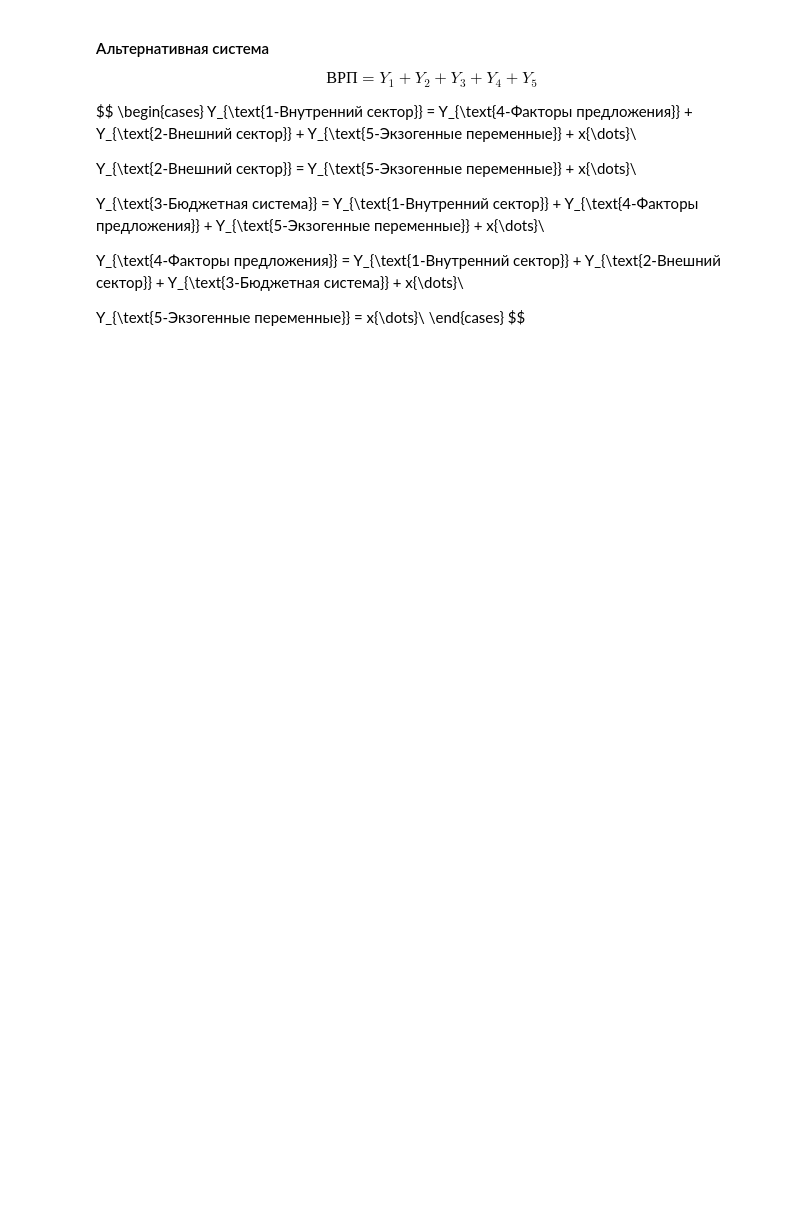
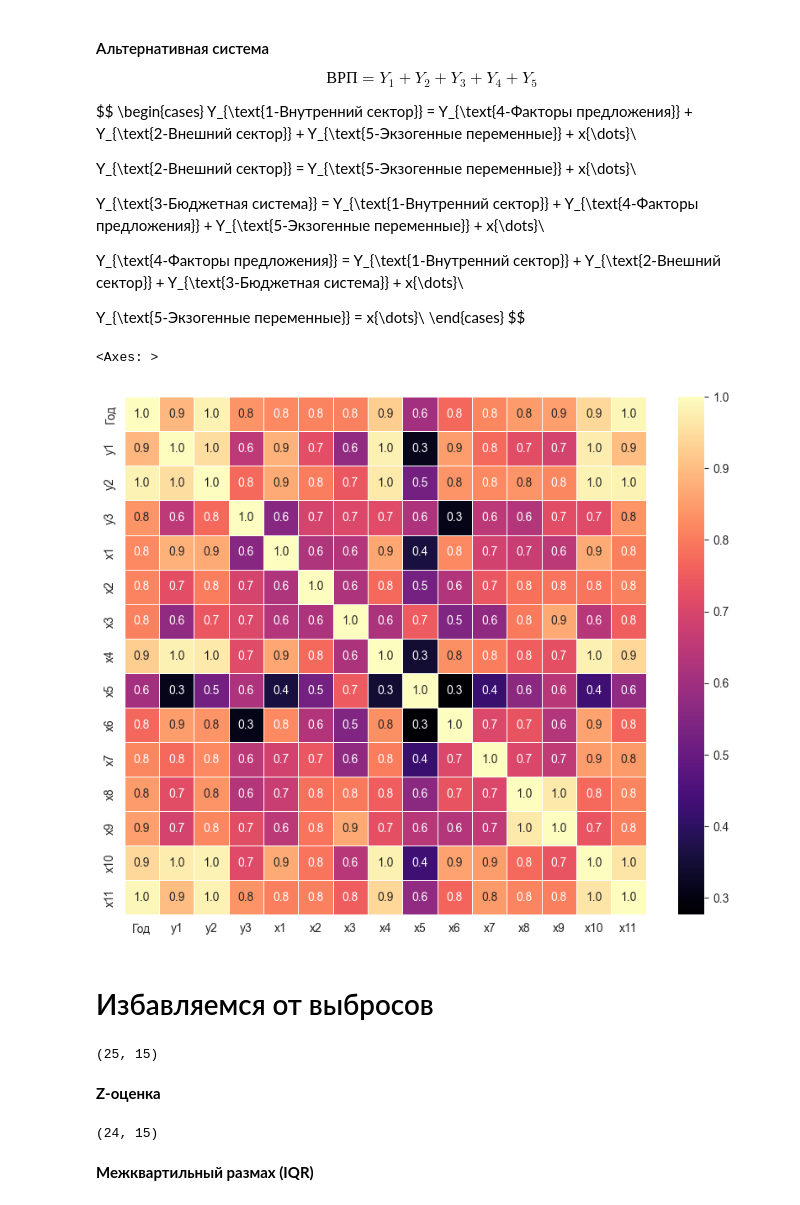
Before and after one commit to CosmDandy/-_4_-, a Jupyter notebook: analysis.ipynb, the cells around one changed output. Drawn from its saved outputs; the diff is of its cells as text; code cells hidden in the pictures; blank space fills up the shorter version.

```diff
--- a/analysis.ipynb
+++ b/analysis.ipynb
@@ -73,3 +89,34 @@ Y_{\text{4-Факторы предложения}} = Y_{\text{1-Внутренн
 Y_{\text{5-Экзогенные переменные}} = x{\dots}\\
 \end{cases}
 $$
+# %%
+# Матрица коэффициентов межфакторной корреляции
+fig, ax = plt.subplots(figsize=(10, 8))
+
+# data.corr()
+
+# sns.heatmap(data.corr(), annot=True, fmt=".1f", linewidth=.5)
+# sns.heatmap(data.corr(), annot=True, fmt=".1f", linewidth=.5, cmap='crest')
+# sns.heatmap(data.corr(), annot=True, fmt=".1f", linewidth=.5, cmap='cubehelix')
+# sns.heatmap(data.corr(), annot=True, fmt=".1f", linewidth=.5, cmap='vlag')
+# sns.heatmap(data.corr(), annot=True, fmt=".1f", linewidth=.5, cmap='icefire')
+sns.heatmap(data.corr(), annot=True, fmt=".1f", linewidth=.5, cmap='magma')
+# %% [output]
+<Axes: >
+[figure, added]
+# %% [markdown]
+# Избавляемся от выбросов
+# %%
+data.shape
+# %% [output]
+(25, 15)
+# %% [markdown]
+**Z-оценка**
+# %%
+z = np.abs(stats.zscore(data))
+data_clean = data[(z<3).all(axis=1)]
+data_clean.shape
+# %% [output]
+(24, 15)
+# %% [markdown]
+**Межквартильный размах (IQR)**
```
Also changed, not shown: parts of 25 cells of this notebook, 1 other file.
